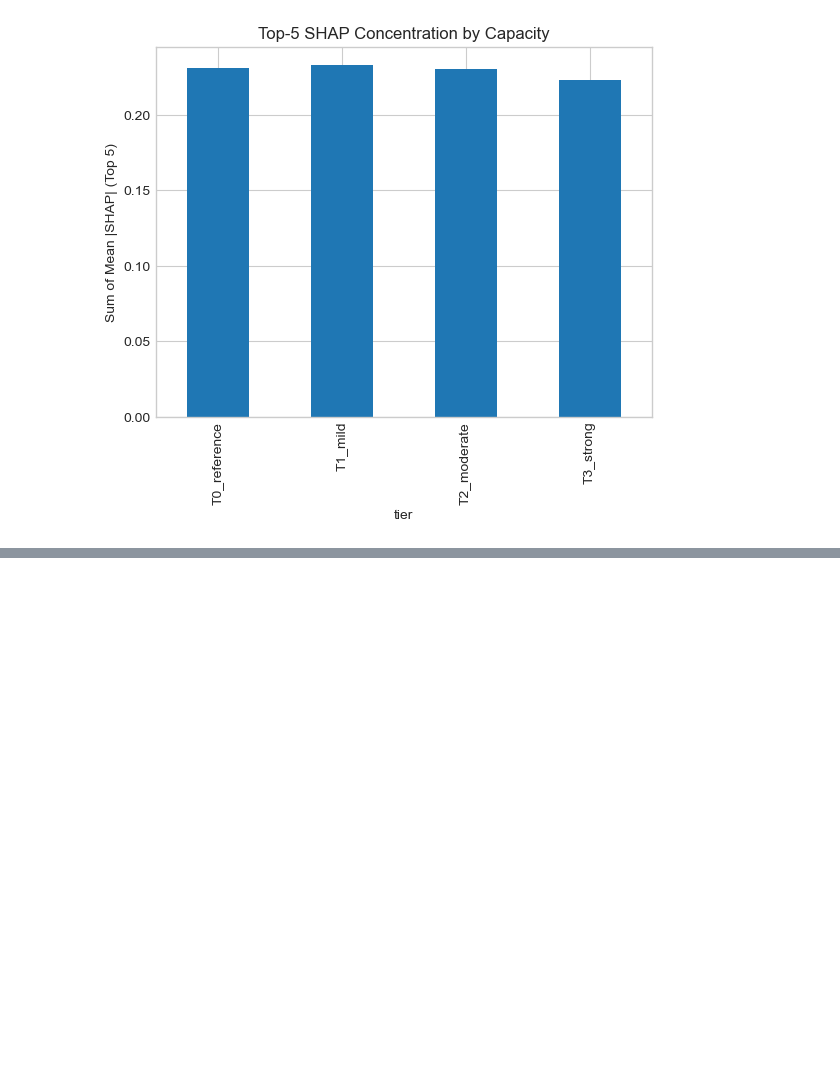
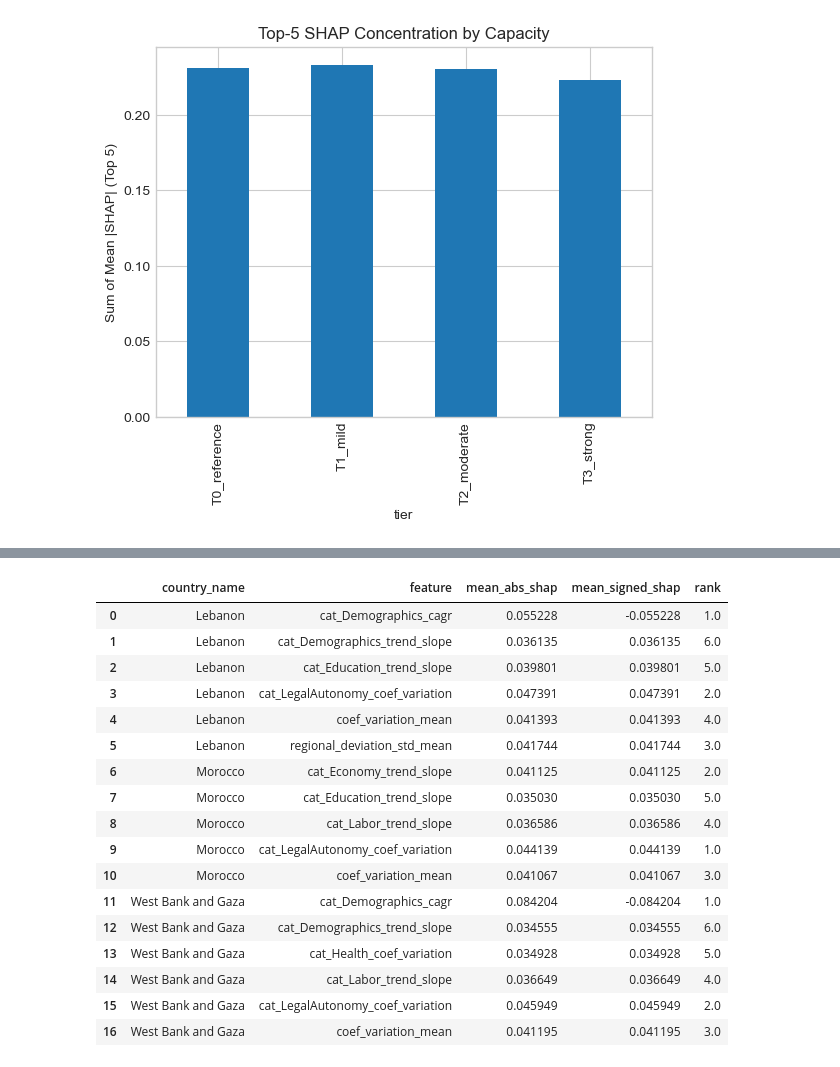
Before and after one commit to daniehben/worldbank-api-pipeline, a Jupyter notebook: notebooks/classification.ipynb, the cells around one changed output, grey strips where cells are left out. Drawn from its saved outputs; the diff is of its cells as text; code cells hidden in the pictures; blank space fills up the shorter version.

```diff
--- a/notebooks/classification.ipynb
+++ b/notebooks/classification.ipynb
@@ -1671,0 +1756,11 @@ plt.show()
+# %%
+country_feature_shap = (
+    shap_drivers
+    .assign(abs_shap=lambda df: df["shap_value"].abs())
+    .groupby(["country_name", "feature"], as_index=False)
+    .agg(
+        mean_abs_shap=("abs_shap", "mean"),
+        mean_signed_shap=("shap_value", "mean")
+    )
+)
+country_feature_shap.head()
@@ -1671,0 +1774,26 @@ plt.show()
+# %%
+country_feature_shap["rank"] = (
+    country_feature_shap
+    .groupby("country_name")["mean_abs_shap"]
+    .rank(ascending=False, method="first")
+)
+country_feature_shap
+# %% [output]
+|  | country_name | feature | mean_abs_shap | mean_signed_shap | rank |
+| 0 | Lebanon | cat_Demographics_cagr | 0.055228 | -0.055228 | 1.0 |
+| 1 | Lebanon | cat_Demographics_trend_slope | 0.036135 | 0.036135 | 6.0 |
+| 2 | Lebanon | cat_Education_trend_slope | 0.039801 | 0.039801 | 5.0 |
+| 3 | Lebanon | cat_LegalAutonomy_coef_variation | 0.047391 | 0.047391 | 2.0 |
+| 4 | Lebanon | coef_variation_mean | 0.041393 | 0.041393 | 4.0 |
+| 5 | Lebanon | regional_deviation_std_mean | 0.041744 | 0.041744 | 3.0 |
+| 6 | Morocco | cat_Economy_trend_slope | 0.041125 | 0.041125 | 2.0 |
+| 7 | Morocco | cat_Education_trend_slope | 0.035030 | 0.035030 | 5.0 |
+| 8 | Morocco | cat_Labor_trend_slope | 0.036586 | 0.036586 | 4.0 |
+| 9 | Morocco | cat_LegalAutonomy_coef_variation | 0.044139 | 0.044139 | 1.0 |
+| 10 | Morocco | coef_variation_mean | 0.041067 | 0.041067 | 3.0 |
+| 11 | West Bank and Gaza | cat_Demographics_cagr | 0.084204 | -0.084204 | 1.0 |
+| 12 | West Bank and Gaza | cat_Demographics_trend_slope | 0.034555 | 0.034555 | 6.0 |
+| 13 | West Bank and Gaza | cat_Health_coef_variation | 0.034928 | 0.034928 | 5.0 |
+| 14 | West Bank and Gaza | cat_Labor_trend_slope | 0.036649 | 0.036649 | 4.0 |
+| 15 | West Bank and Gaza | cat_LegalAutonomy_coef_variation | 0.045949 | 0.045949 | 2.0 |
+| 16 | West Bank and Gaza | coef_variation_mean | 0.041195 | 0.041195 | 3.0 |
```
Also changed, not shown: parts of 14 cells of this notebook, 14 other files.
